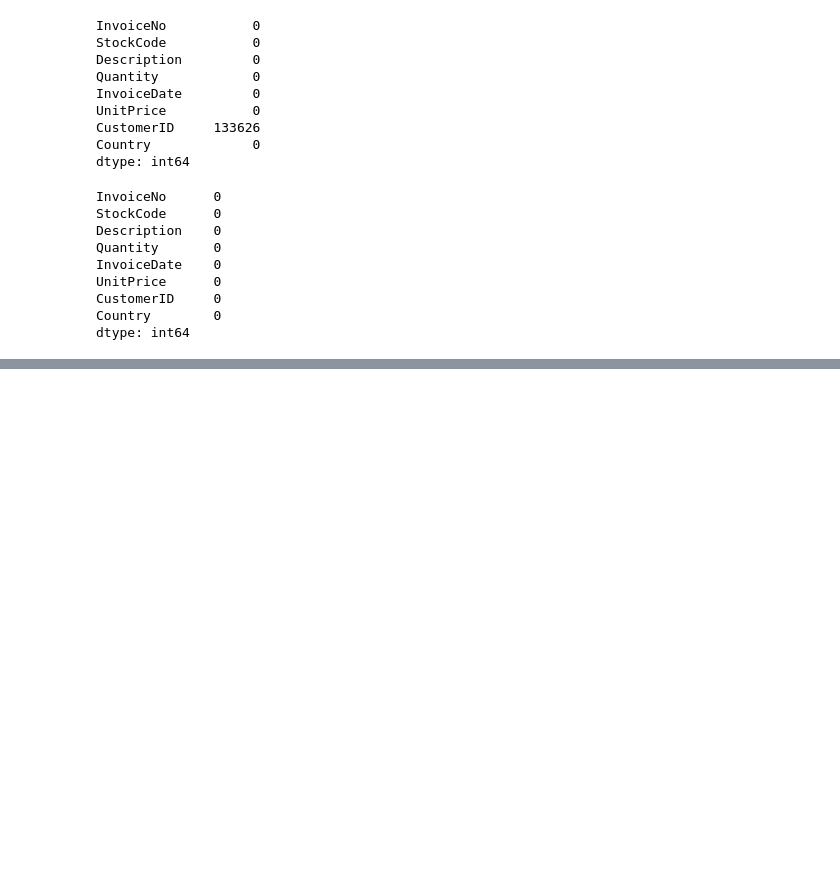
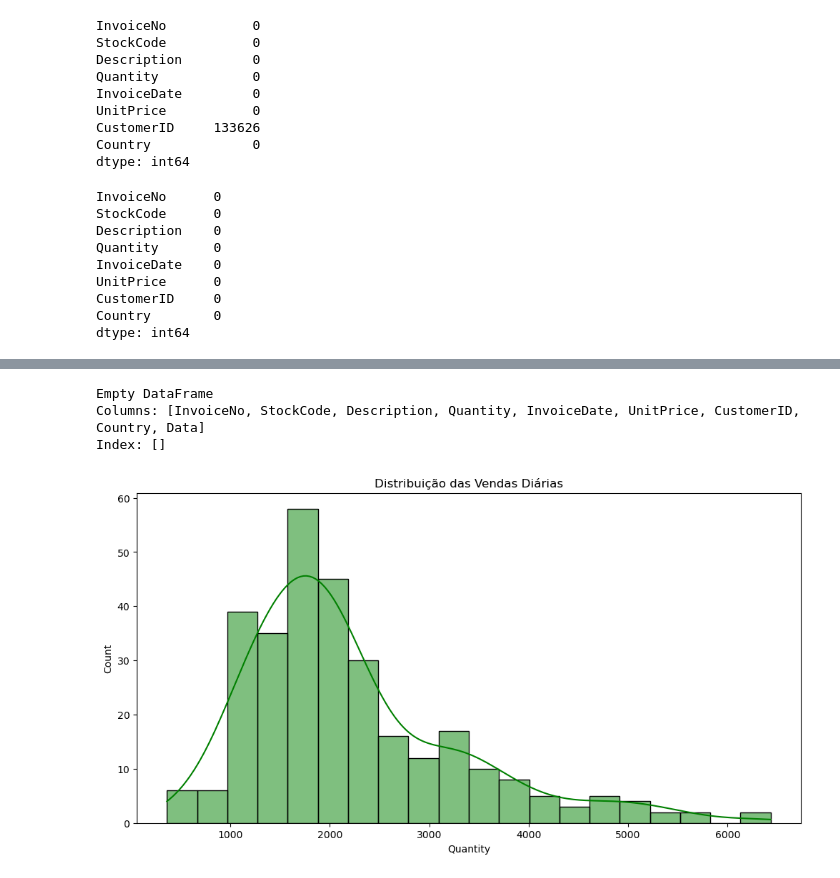
Before and after one commit to PedroHenSantos70/Primeiro-Dashboard, a Jupyter notebook: Untitled.ipynb, the cells around one changed output, grey strips where cells are left out. Cells and saved outputs as stored; diff of their text form; code cells hidden in the pictures; blank space fills up the shorter version.

Commit message:
Finalizando a limpeza e análise do DF

```diff
--- a/Untitled.ipynb
+++ b/Untitled.ipynb
@@ -138,0 +137,18 @@ limite_sup
+# %%
+#identificar outliers em UnitPrice no df_vendas
+#utilizando método IQR # Calculando Q1, Q3 e IQR
+# Q1 = df['coluna'].quantile(0.25)
+# Q3 = df['coluna'].quantile(0.75)
+# IQR = Q3 - Q1
+
+
+Q1 = df_vendas['Quantity'].quantile(0.10)
+Q3 = df_vendas['Quantity'].quantile(0.90)
+IQR = Q3 - Q1
+
+# Definindo limites inferior e superior
+limite_inferior_vendas = Q1 - 1.5 * IQR
+limite_superior_vendas = Q3 + 1.5 * IQR
+
+# Filtrando outliers
+df_final_vendas = df_vendas[(df_vendas['Quantity'] > limite_inferior) & (df_vendas['Quantity'] < limite_superior)]
@@ -144,8 +176,8 @@ limite_sup
 #df_final.info()
 # %%
 # Certificando a coluna 'InvoiceDate' esteja no formato datetime
-df_final = df_final.copy()
-df_final['InvoiceDate'] = pd.to_datetime(df_final['InvoiceDate'])
+df_final_vendas = df_final_vendas.copy()
+df_final_vendas['InvoiceDate'] = pd.to_datetime(df_final_vendas['InvoiceDate'])
 # %%
 #Criar uma coluna de data sem horas:
-df_final['Data'] = df_final['InvoiceDate'].dt.date
+df_final_vendas['Data'] = df_final_vendas['InvoiceDate'].dt.date
@@ -181,6 +218,6 @@ print(verificar_out)
 # %%
 #Analisando quantas vendas são realizadas por dia
-vendas_diarias = df_final.groupby('Data')['Quantity'].sum().reset_index()
+vendas_diarias = df_final_vendas.groupby('Data')['Quantity'].sum().reset_index()
 # %%
 #alterar outliers de quantidade:
 
@@ -189,3 +226,8 @@ df_final.loc[df_final['InvoiceDate'] == '2011-12-09 09:15:00', 'Quantity'] = 330
 # %%
-teste2 = df_final[df_final['Quantity'] > 60000]
+#não há valores abaixo de 0:
+teste2 = df_final_vendas[df_final_vendas['Quantity'] < 0]
 print(teste2)
+# %% [output]
+Empty DataFrame
+Columns: [InvoiceNo, StockCode, Description, Quantity, InvoiceDate, UnitPrice, CustomerID, Country, Data]
+Index: []
@@ -198,6 +234,9 @@ teste_out
 # %%
+#Análise de Distribuição das Vendas ao Longo do Tempo
 # Plotar as vendas diárias
 plt.figure(figsize=(12,6))
-sns.lineplot(data=vendas_diarias, x='Data', y='Quantity')
-plt.title('Vendas Diárias')
+sns.histplot(vendas_diarias['Quantity'], bins=20, kde=True, color='green')
+plt.title('Distribuição das Vendas Diárias')
 plt.show()
+# %% [output]
+[figure, added]
```
Also changed, not shown: parts of 21 cells of this notebook, 1 other file.
